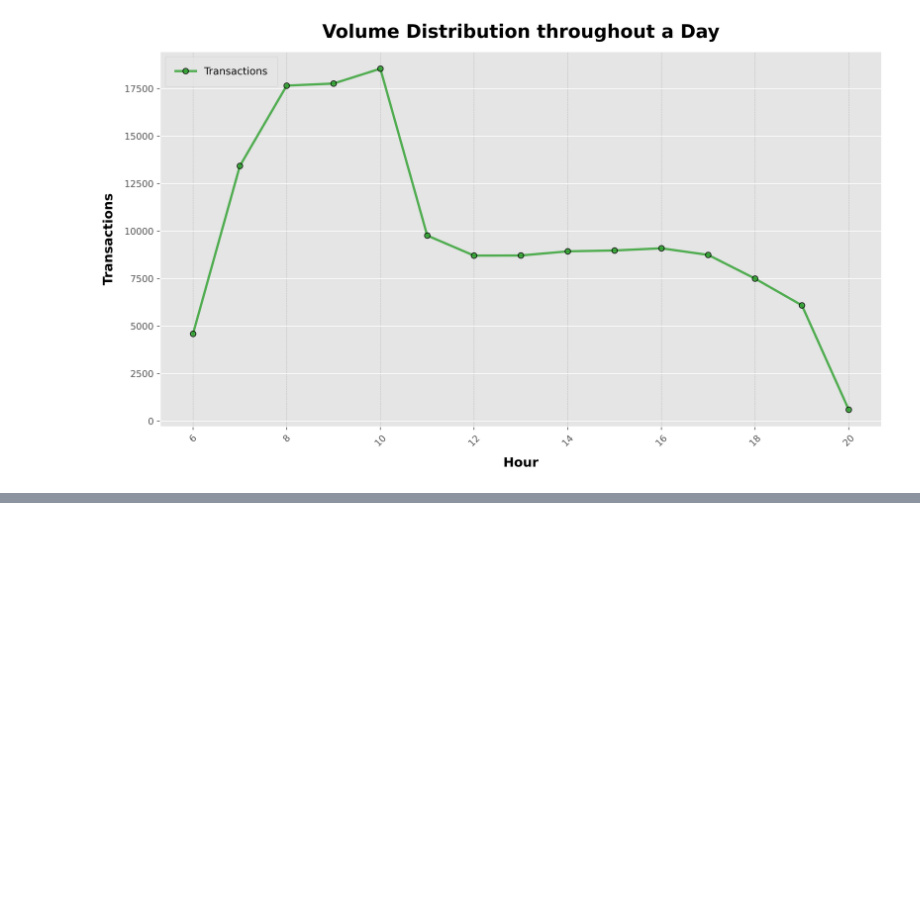
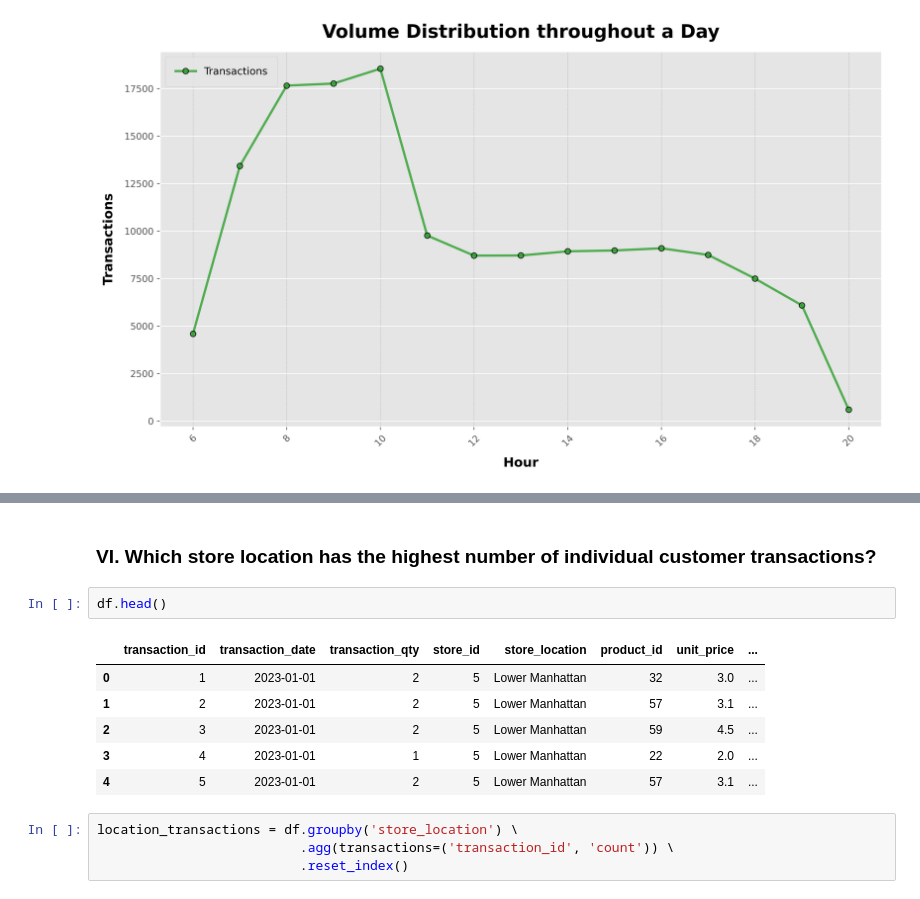
Before and after one commit to smartestnerdfromtown/Coffee-Shop-Sales-Analysis, a Jupyter notebook: analysis.ipynb, the cells around one changed output, grey strips where cells are left out. Cells and saved outputs as stored; diff of their text form; blank space fills up the shorter version.

```diff
--- a/analysis.ipynb
+++ b/analysis.ipynb
@@ -415,0 +479,15 @@ plt.show()
+# %% [markdown]
+### VI. Which store location has the highest number of individual customer transactions?
+# %%
+df.head()
+# %% [output]
+|  | transaction_id | transaction_date | transaction_qty | store_id | store_location | product_id | unit_price | ... |
+| 0 | 1 | 2023-01-01 | 2 | 5 | Lower Manhattan | 32 | 3.0 | ... |
+| 1 | 2 | 2023-01-01 | 2 | 5 | Lower Manhattan | 57 | 3.1 | ... |
+| 2 | 3 | 2023-01-01 | 2 | 5 | Lower Manhattan | 59 | 4.5 | ... |
+| 3 | 4 | 2023-01-01 | 1 | 5 | Lower Manhattan | 22 | 2.0 | ... |
+| 4 | 5 | 2023-01-01 | 2 | 5 | Lower Manhattan | 57 | 3.1 | ... |
+# %%
+location_transactions = df.groupby('store_location') \
+                          .agg(transactions=('transaction_id', 'count')) \
+                          .reset_index()
```
Also changed, not shown: parts of 12 cells of this notebook.
